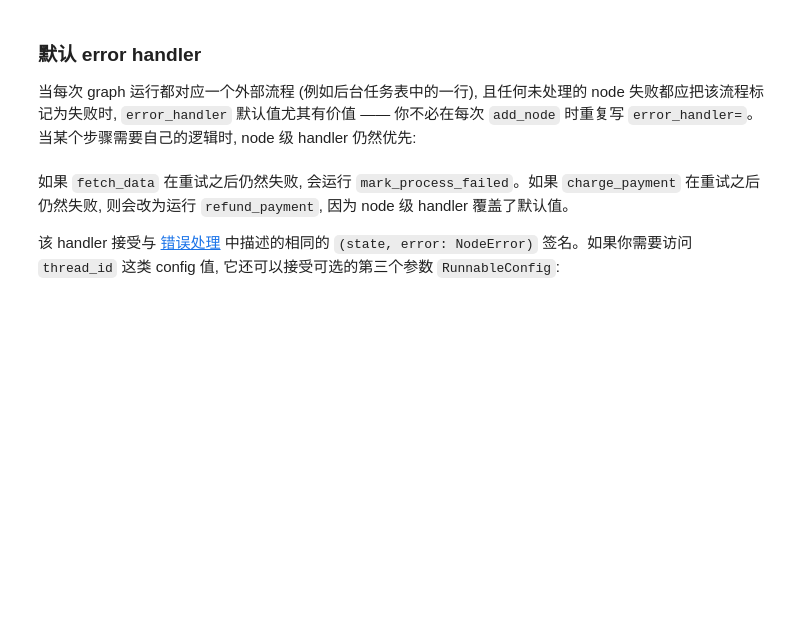
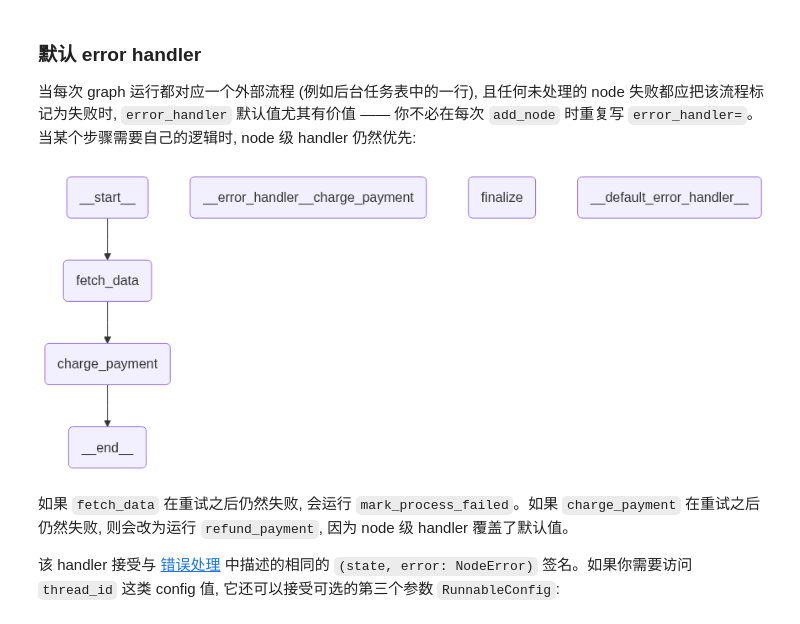
Before and after one commit to Ashitaka-Laputa-IV/docs, a Jupyter notebook: src/oss/langgraph/ipynbs/fault-tolerance.ipynb, the cells around one changed output. Drawn from its saved outputs; the diff is of its cells as text; code cells hidden in the pictures; blank space fills up the shorter version.

```diff
--- a/src/oss/langgraph/ipynbs/fault-tolerance.ipynb
+++ b/src/oss/langgraph/ipynbs/fault-tolerance.ipynb
@@ -497,33 +513,37 @@ def finalize(state: State) -> State:
 
 def mark_process_failed(state: State, error: NodeError) -> State:
     # Persist failure on the external process row keyed by process_id.
     return {"status": f"failed at {error.node}: {error.error}"}
 
 
 def refund_payment(state: State, error: NodeError) -> Command:
     return Command(
         update={"status": f"compensated after {error.node}"},
         goto="finalize",
     )
 
 
 graph = (
     StateGraph(State)
     .set_node_defaults(
         retry_policy=RetryPolicy(max_attempts=3),
         error_handler=mark_process_failed,
     )
     .add_node("fetch_data", fetch_data)  # uses mark_process_failed
     .add_node(
         "charge_payment",
         charge_payment,
         error_handler=refund_payment,  # overrides the graph-wide default
     )
     .add_node("finalize", finalize)
     .add_edge(START, "fetch_data")
     .add_edge("fetch_data", "charge_payment")
     .compile()
 )
+
+show_graph(graph)
+# %% [output]
+[figure, added]
 # %% [markdown]
 如果 `fetch_data` 在重试之后仍然失败, 会运行 `mark_process_failed`。如果 `charge_payment` 在重试之后仍然失败, 则会改为运行 `refund_payment`, 因为 node 级 handler 覆盖了默认值。
 
```
Also changed, not shown: parts of 4 cells of this notebook.
